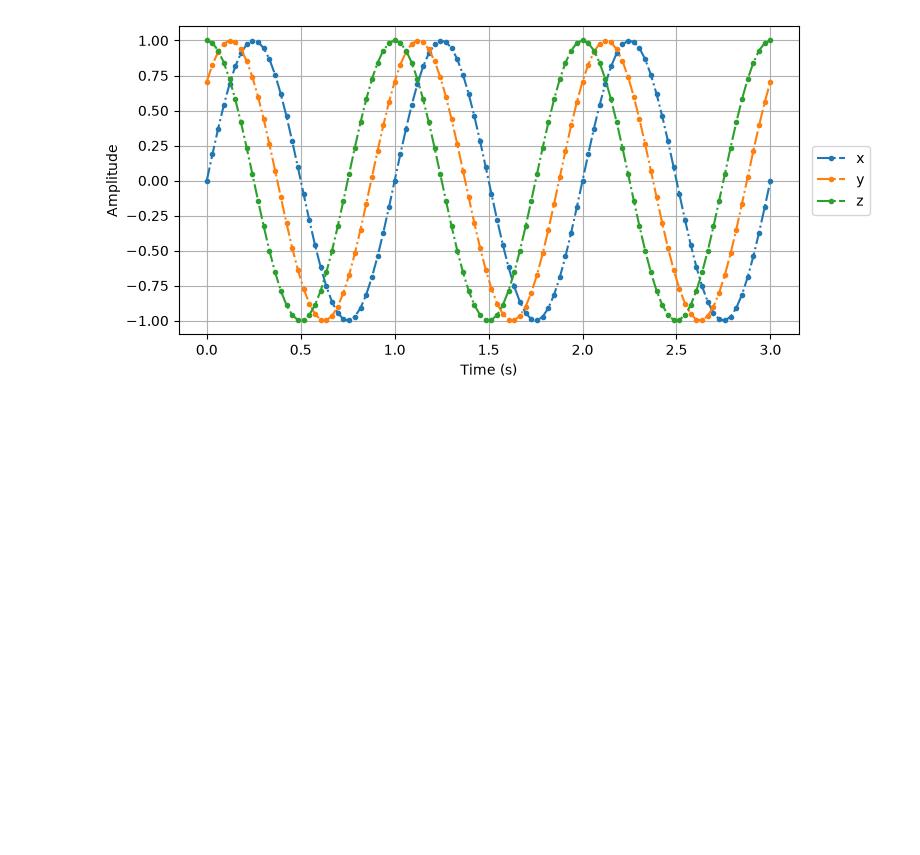
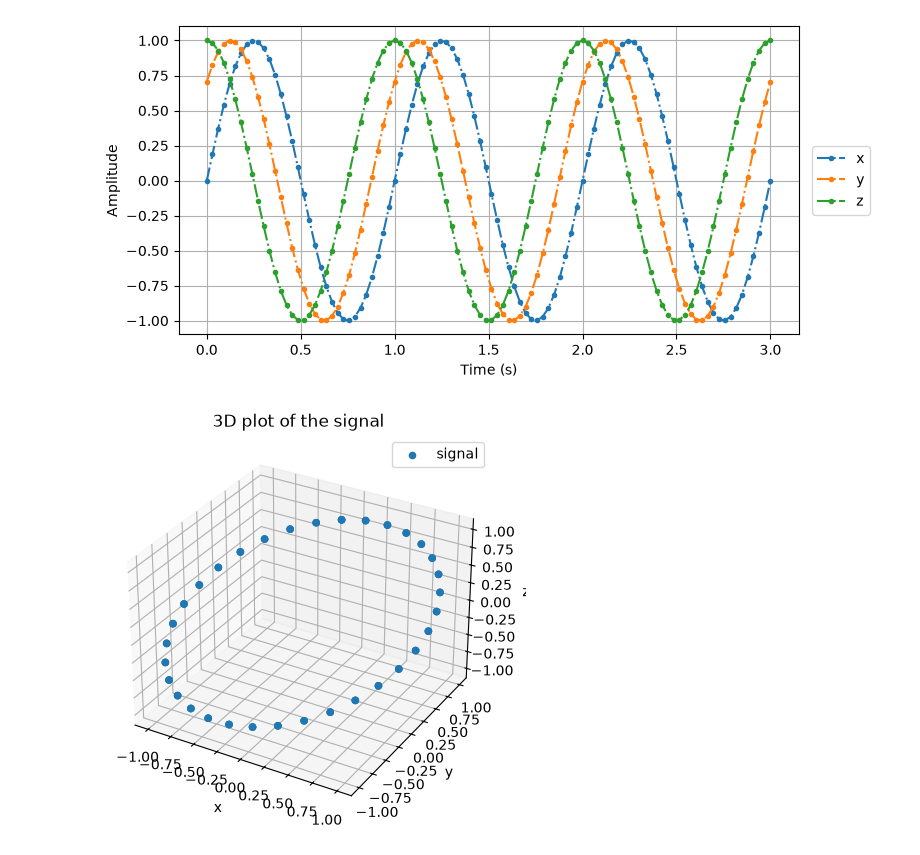
Before and after one commit to ChloeGil-student/IEAP-Python-Series04, a Jupyter notebook: Series04 Python.ipynb, the cells around one changed output. Cells and saved outputs as stored; diff of their text form; code cells hidden in the pictures; blank space fills up the shorter version.

Commit message:
Add 3D signal scatter plot notebook cell
Adds a new code cell in `Series04 Python.ipynb` that renders the signal as a 3D scatter plot using Matplotlib. The cell creates a 3D axis, plots `signal[:, 0:3]`, and includes axis labels, a title, and legend to improve multidimensional signal visualization alongside the existing plots.

```diff
--- a/Series04 Python.ipynb
+++ b/Series04 Python.ipynb
@@ -57,3 +57,15 @@ ax.legend(loc="center left", bbox_to_anchor=(1.01, 0.5))
 plt.show()
 # %% [output]
 [figure]
+# %%
+# Plot 3D figure
+
+fig3d = plt.figure(figsize=(6, 5))
+ax3 = fig3d.add_subplot(projection="3d")
+ax3.scatter(signal[:, 0], signal[:, 1], signal[:, 2], label="signal")
+ax3.set_xlabel("x"); ax3.set_ylabel("y"); ax3.set_zlabel("z")
+ax3.set_title("3D plot of the signal")
+ax3.legend()
+plt.show()
+# %% [output]
+[figure, added]
```
